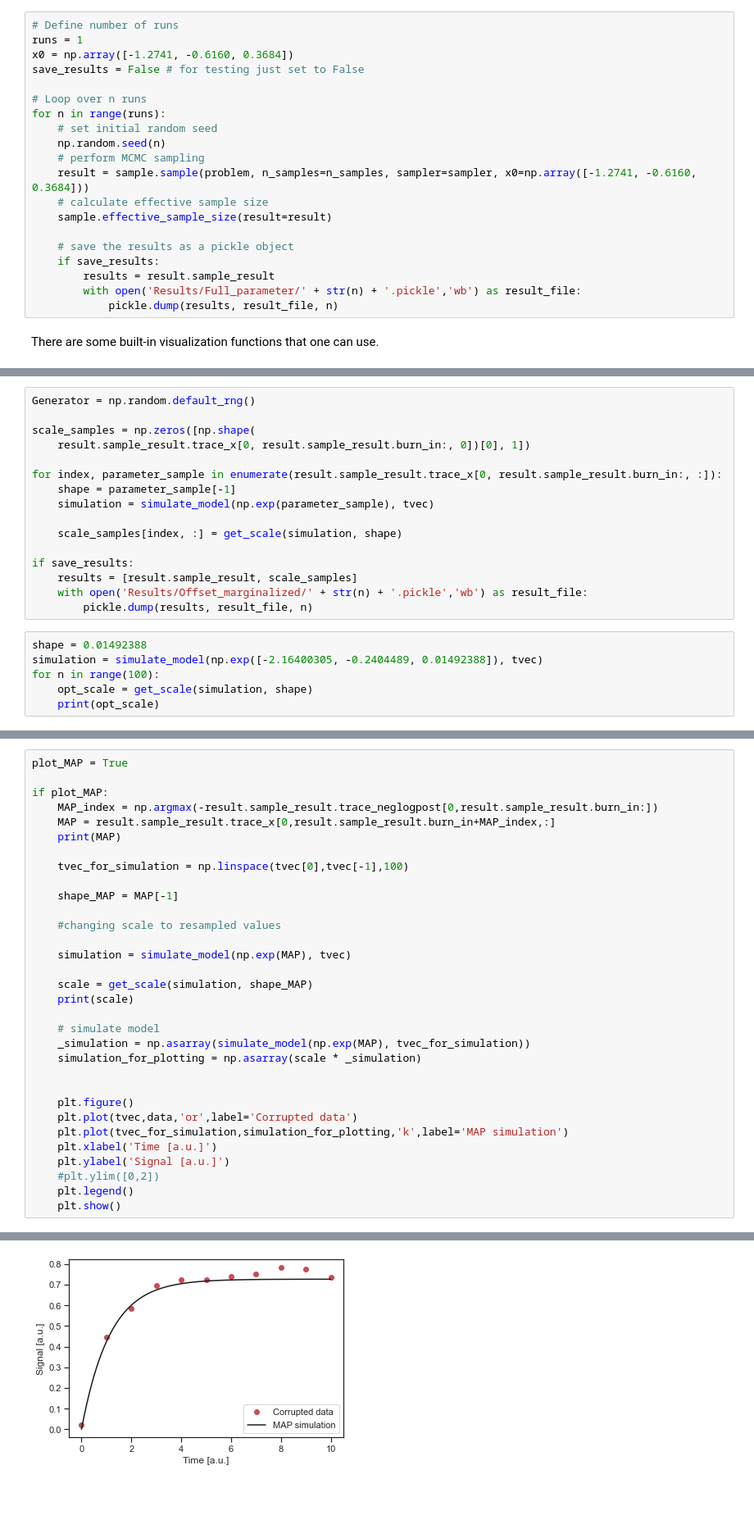
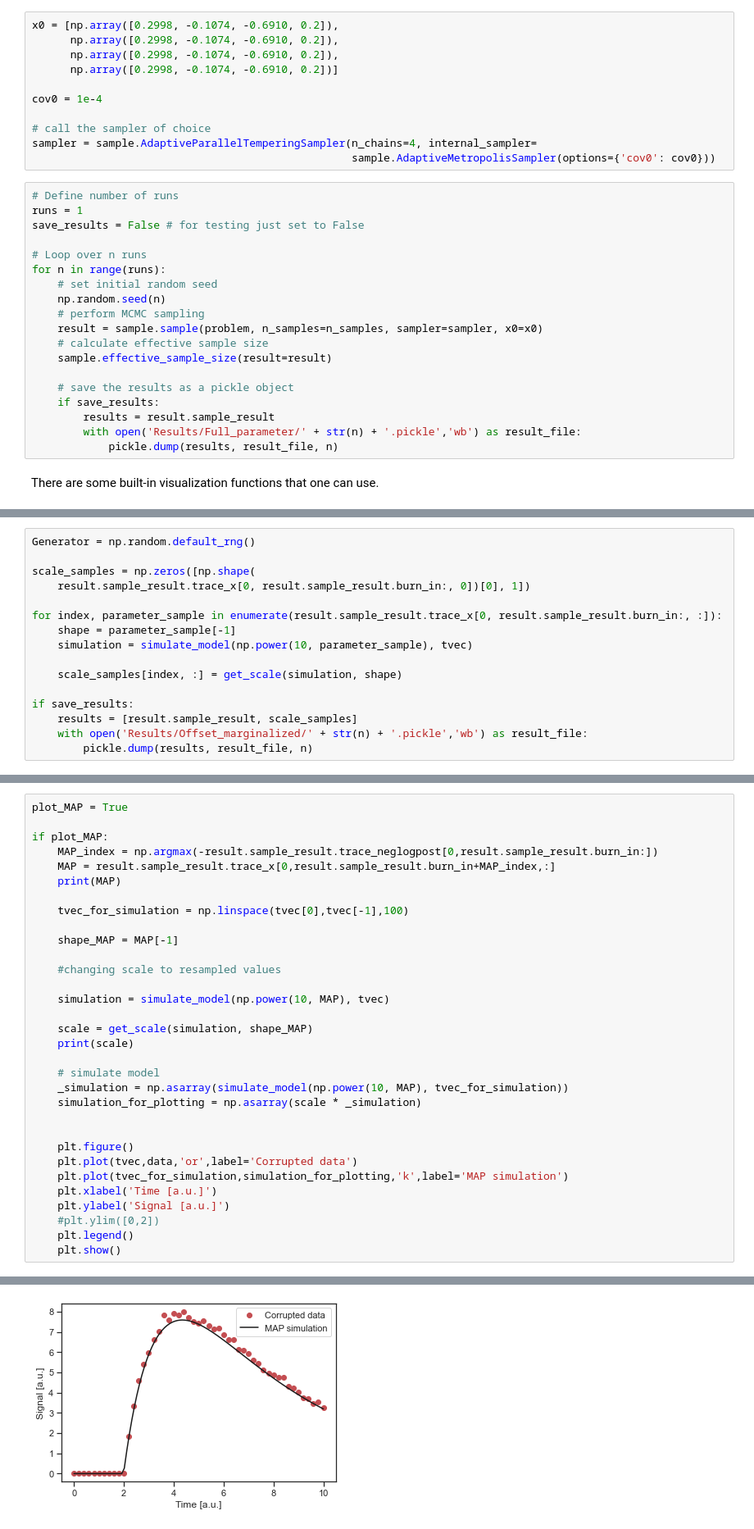
Before and after one commit to feddersmichael/Bachelor-Thesis-Marginal-Sampling, a Jupyter notebook: Sampling/Laplacian_noise/mRNA-transfection_model/Scaling_marginalisation/Marginalised_Likelihood.ipynb, the cells around one changed output, grey strips where cells are left out. Shown at 82% size. Saved outputs shown, nothing was run; the diff lists cells and outputs as text; blank space fills up the shorter version.

Commit message:
mRNA model for Laplacian noise scaling marginalised likelihood

```diff
--- a/Sampling/Laplacian_noise/mRNA-transfection_model/Scaling_marginalisation/Marginalised_Likelihood.ipynb
+++ b/Sampling/Laplacian_noise/mRNA-transfection_model/Scaling_marginalisation/Marginalised_Likelihood.ipynb
@@ -166,10 +168,20 @@ n_samples= 1e4
 
 # call the sampler of choice
 sampler = sample.AdaptiveMetropolisSampler()
+# %%
+x0 = [np.array([0.2998, -0.1074, -0.6910, 0.2]),
+      np.array([0.2998, -0.1074, -0.6910, 0.2]),
+      np.array([0.2998, -0.1074, -0.6910, 0.2]),
+      np.array([0.2998, -0.1074, -0.6910, 0.2])]
+
+cov0 = 1e-4
+
+# call the sampler of choice
+sampler = sample.AdaptiveParallelTemperingSampler(n_chains=4, internal_sampler=
+                                                  sample.AdaptiveMetropolisSampler(options={'cov0': cov0}))
 # %%
 # Define number of runs
 runs = 1
-x0 = np.array([-1.2741, -0.6160, 0.3684])
 save_results = False # for testing just set to False
 
 # Loop over n runs
@@ -177,7 +189,7 @@ for n in range(runs):
     # set initial random seed
     np.random.seed(n)
     # perform MCMC sampling
-    result = sample.sample(problem, n_samples=n_samples, sampler=sampler, x0=np.array([-1.2741, -0.6160, 0.3684]))
+    result = sample.sample(problem, n_samples=n_samples, sampler=sampler, x0=x0)
     # calculate effective sample size
     sample.effective_sample_size(result=result)
 
@@ -323,7 +335,7 @@ scale_samples = np.zeros([np.shape(
 
 for index, parameter_sample in enumerate(result.sample_result.trace_x[0, result.sample_result.burn_in:, :]):
     shape = parameter_sample[-1]
-    simulation = simulate_model(np.exp(parameter_sample), tvec)
+    simulation = simulate_model(np.power(10, parameter_sample), tvec)
 
     scale_samples[index, :] = get_scale(simulation, shape)
 
@@ -331,9 +343,3 @@ if save_results:
     results = [result.sample_result, scale_samples]
     with open('Results/Offset_marginalized/' + str(n) + '.pickle','wb') as result_file:
         pickle.dump(results, result_file, n)
-# %%
-shape = 0.01492388
-simulation = simulate_model(np.exp([-2.16400305, -0.2404489, 0.01492388]), tvec)
-for n in range(100):
-    opt_scale = get_scale(simulation, shape)
-    print(opt_scale)
@@ -377,13 +365,13 @@ if plot_MAP:
 
     #changing scale to resampled values
 
-    simulation = simulate_model(np.exp(MAP), tvec)
+    simulation = simulate_model(np.power(10, MAP), tvec)
 
     scale = get_scale(simulation, shape_MAP)
     print(scale)
 
     # simulate model
-    _simulation = np.asarray(simulate_model(np.exp(MAP), tvec_for_simulation))
+    _simulation = np.asarray(simulate_model(np.power(10, MAP), tvec_for_simulation))
     simulation_for_plotting = np.asarray(scale * _simulation)
 
 
@@ -401 +389 @@ if plot_MAP:
-[figure, old version]
+[figure, new version]
```
Also changed, not shown: parts of 13 cells of this notebook, 2 other files.
